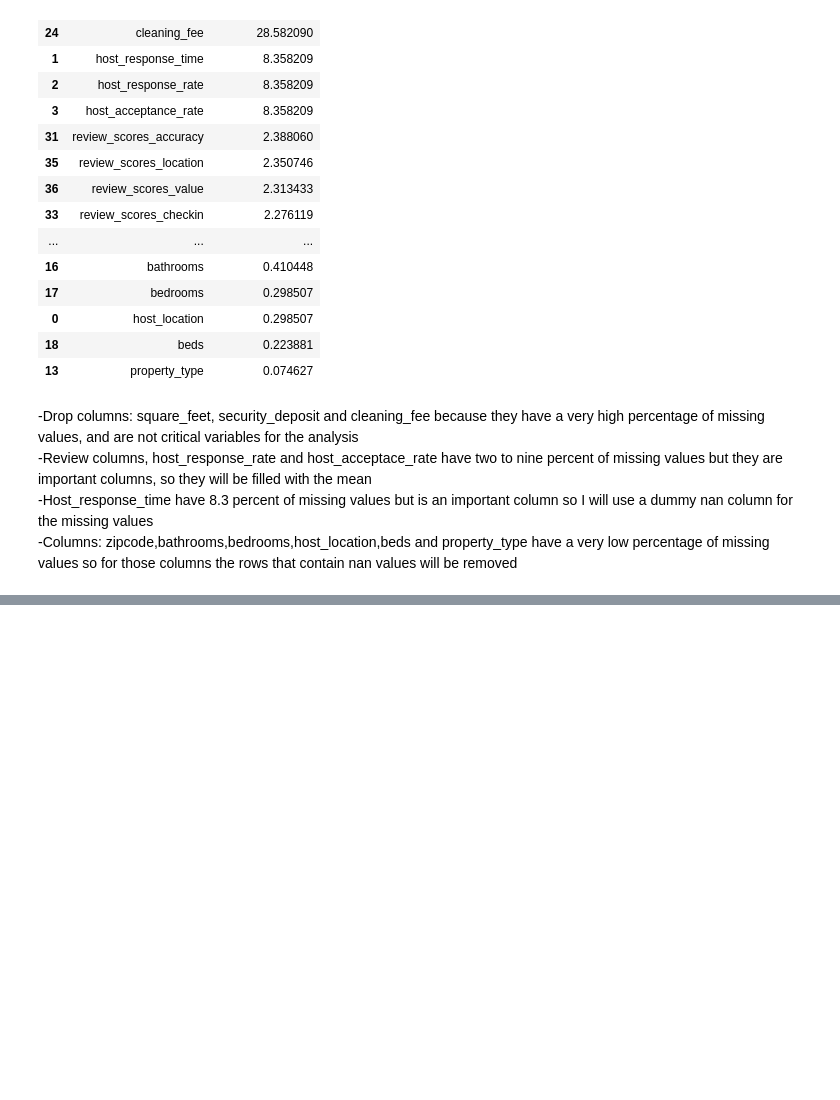
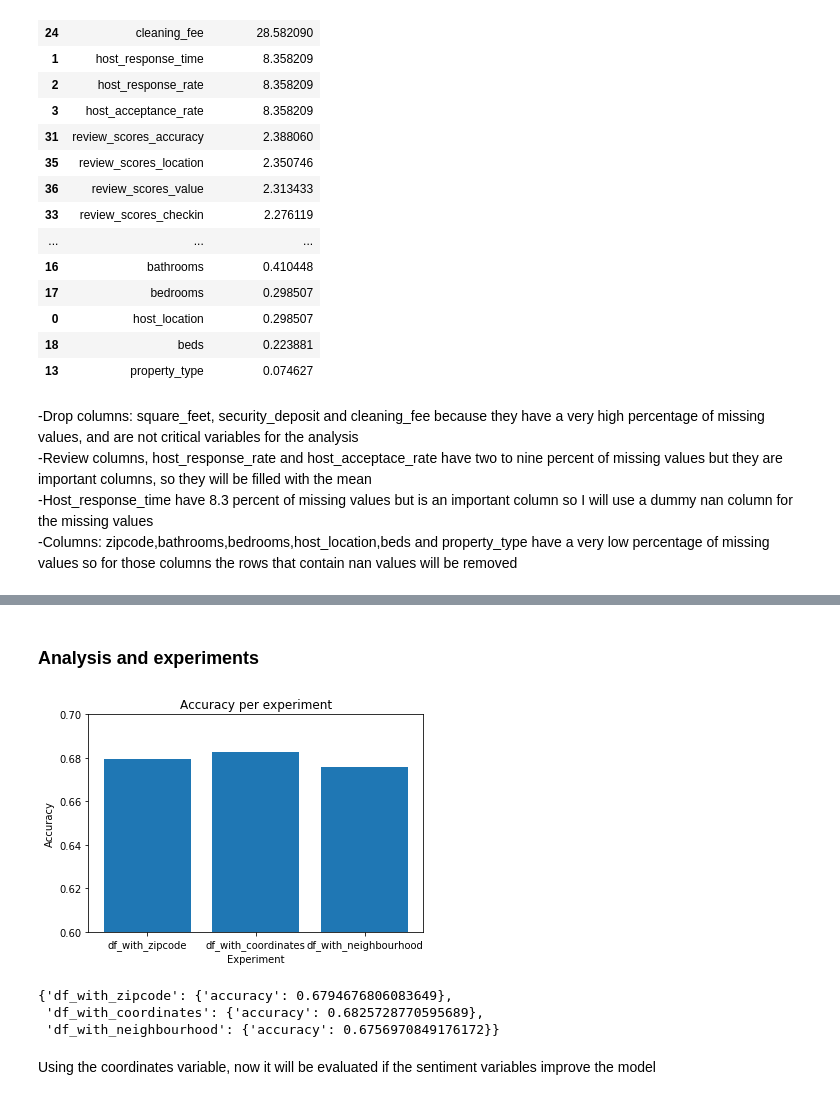
Before and after one commit to jordiagv/project1_datascientist_nanodegree, a Jupyter notebook: final_final_integrate.ipynb, the cells around one changed output, grey strips where cells are left out. Saved outputs shown, nothing was run; the diff lists cells and outputs as text; code cells hidden in the pictures; blank space fills up the shorter version.

```diff
--- a/final_final_integrate.ipynb
+++ b/final_final_integrate.ipynb
@@ -485,0 +336,35 @@ feature_importance = pd.Series(rfc.feature_importances_,index=list(x.columns)).s
+# %% [markdown]
+### Analysis and experiments
+# %%
+# Defines the dataframe with only zipcode for location variable
+df_with_zipcode = df.drop(['latitude','longitude','neighbourhood_cleansed'],axis=1)
+# Defines the dataframe with only coordinates for location variable
+df_with_coordinates = df.drop(['zipcode','neighbourhood_cleansed'],axis=1)
+# Defines the dataframe with only neighbourhood for location variable
+df_with_neighbourhood = df.drop(['zipcode','latitude','longitude'],axis=1)
+# Create de experiment dictionary
+location_experiment = {"df_with_zipcode":df_with_zipcode,"df_with_coordinates":df_with_coordinates,
+                    "df_with_neighbourhood":df_with_neighbourhood}
+# %%
+def dummi_variables_multipledfs(dfs):
+    '''
+    INPUT
+    dfs - A dictionary with one or more pandas dataframe with categorical variables you want to dummy
+
+    OUTPUT
+    result_dict - A dictionary with the input pandas dataframes but with dummy columns for each of the categorical columns
+    '''
+    # Start an empty dictionary
+    result_dict = {}
+    # Iterate over dictionary keys
+    for key in dfs.keys():
+        # Extract the pandas dataframe associated with that key
+        df = dfs[key]
+        # Pull a list of the column names of the categorical variables
+        cat_vars = df.select_dtypes(include=['object']).copy().columns
+        for var in  cat_vars:
+            # For each cat add dummy var, drop original column
+            df = pd.concat([df.drop(var, axis=1), pd.get_dummies(df[var],prefix=var, prefix_sep='-', drop_first=True)], axis=1)
+        # Add to the result dictionary the new dataframe with dummy columns
+        result_dict[key]=df
+    return result_dict
@@ -485,0 +429,16 @@ feature_importance = pd.Series(rfc.feature_importances_,index=list(x.columns)).s
+# %%
+# Use the function to get dummy columns for each of the categorical columns in all the dataframes
+location_experiment = dummi_variables_multipledfs(location_experiment)
+# %%
+# Use the function to
+location_experiment_results = experiment_randomforestclassifier(location_experiment,40)
+# %% [output]
+[figure, added]
+# %%
+location_experiment_results
+# %% [output]
+{'df_with_zipcode': {'accuracy': 0.6794676806083649},
+ 'df_with_coordinates': {'accuracy': 0.6825728770595689},
+ 'df_with_neighbourhood': {'accuracy': 0.6756970849176172}}
+# %% [markdown]
+Using the coordinates variable, now it will be evaluated if the sentiment variables improve the model
```
Also changed, not shown: parts of 60 cells of this notebook, 15 other files.
